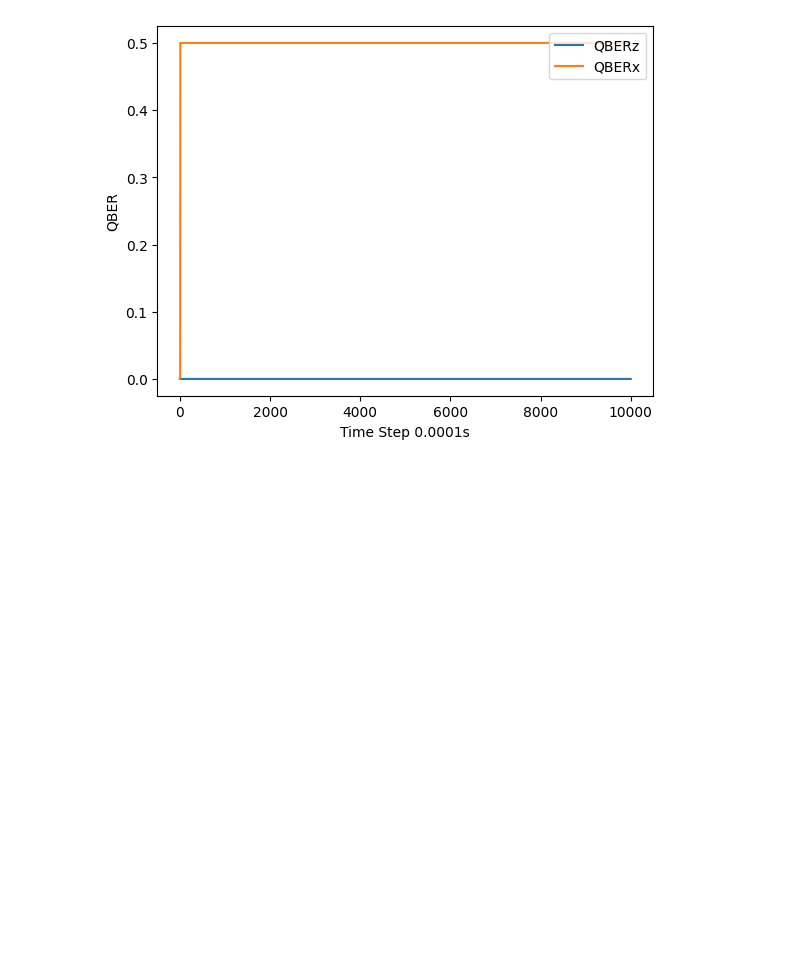
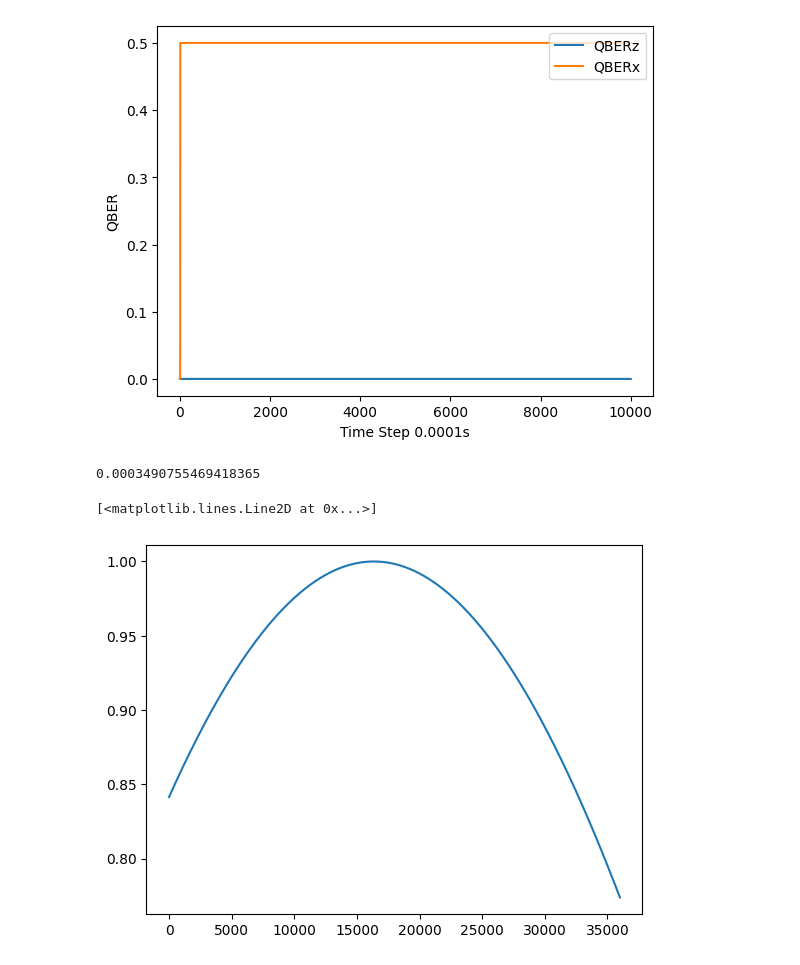
Before and after one commit to callmechristian/qnctrl, a Jupyter notebook: test.ipynb, the cells around one changed output. Drawn from its saved outputs; the diff is of its cells as text; code cells hidden in the pictures; blank space fills up the shorter version.

```diff
--- a/test.ipynb
+++ b/test.ipynb
@@ -124,3 +129,16 @@ plt.xlabel(f'Time Step {env.delta_t}s')
 plt.show()
 # %% [output]
 [figure]
+# %%
+import numpy as np
+import matplotlib.pyplot as plt
+
+x = np.linspace(0, 4*np.pi, 36000)
+print(x[1])
+a = 0.1
+b = 1
+plt.plot(np.sin(a*x+b))
+# %% [output]
+0.0003490755469418365
+[<matplotlib.lines.Line2D at 0x...>]
+[figure, added]
```
Also changed, not shown: parts of 4 cells of this notebook, 2 other files.
